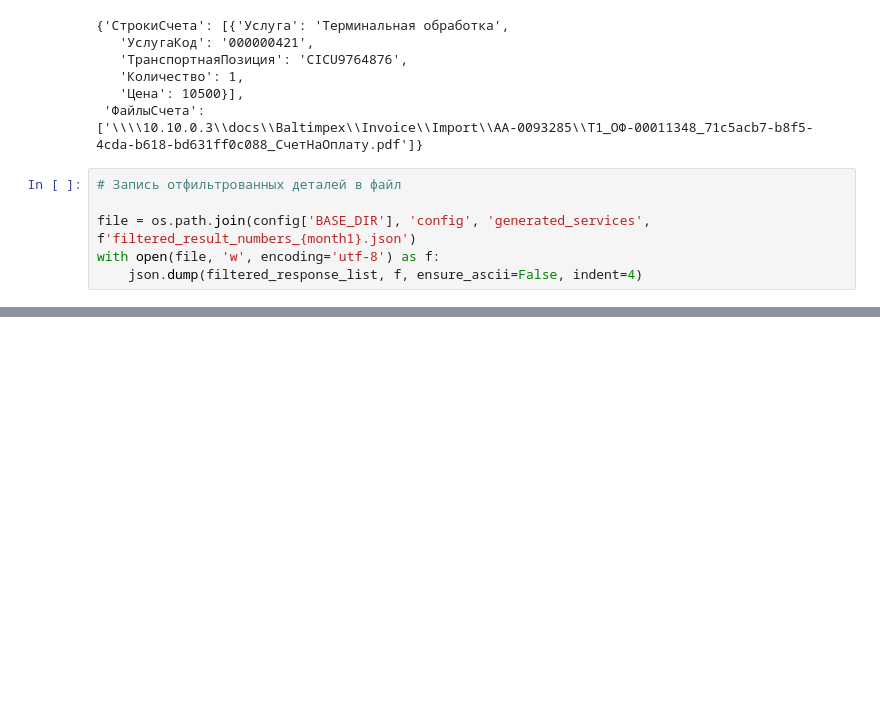
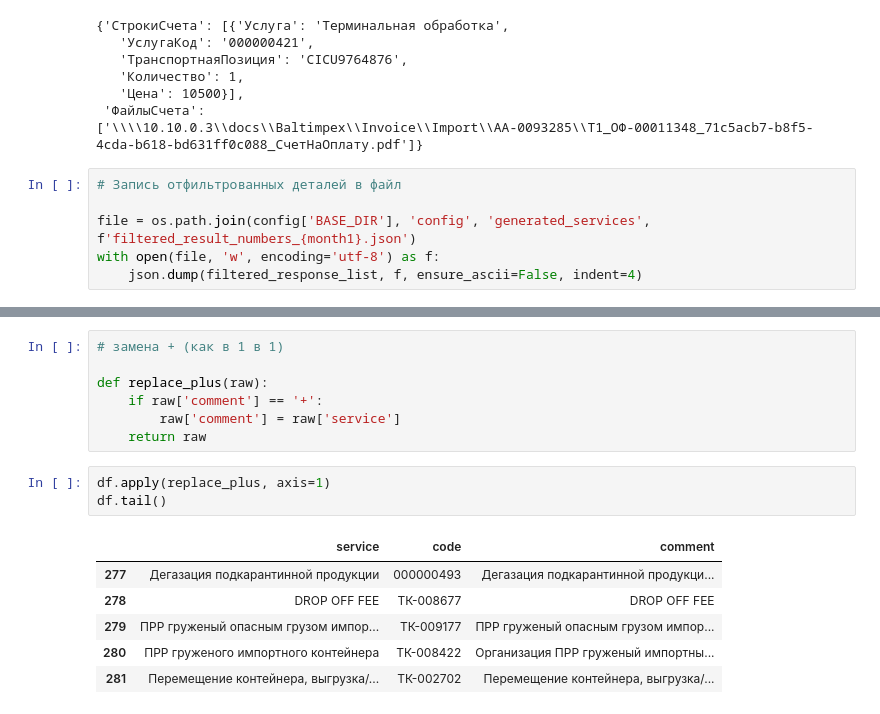
Before and after one commit to maxfil333/invoice_scanner, a Jupyter notebook: src/service_generator.ipynb, the cells around one changed output, grey strips where cells are left out. Cells and saved outputs as stored; diff of their text form; blank space fills up the shorter version.

```diff
--- a/src/service_generator.ipynb
+++ b/src/service_generator.ipynb
@@ -172,0 +285,17 @@ with open(file, 'w', encoding='utf-8') as f:
+# %%
+# замена + (как в 1 в 1)
+
+def replace_plus(raw):
+    if raw['comment'] == '+':
+        raw['comment'] = raw['service']
+    return raw
+# %%
+df.apply(replace_plus, axis=1)
+df.tail()
+# %% [output]
+|  | service | code | comment |
+| 277 | Дегазация подкарантинной продукции | 000000493 | Дегазация подкарантинной продукци... |
+| 278 | DROP OFF FEE | ТК-008677 | DROP OFF FEE |
+| 279 | ПРР груженый опасным грузом импор... | ТК-009177 | ПРР груженый опасным грузом импор... |
+| 280 | ПРР груженого импортного контейнера | ТК-008422 | Организация ПРР груженый импортны... |
+| 281 | Перемещение контейнера, выгрузка/... | ТК-002702 | Перемещение контейнера, выгрузка/... |
```
Also changed, not shown: parts of 25 cells of this notebook, 2 other files.
